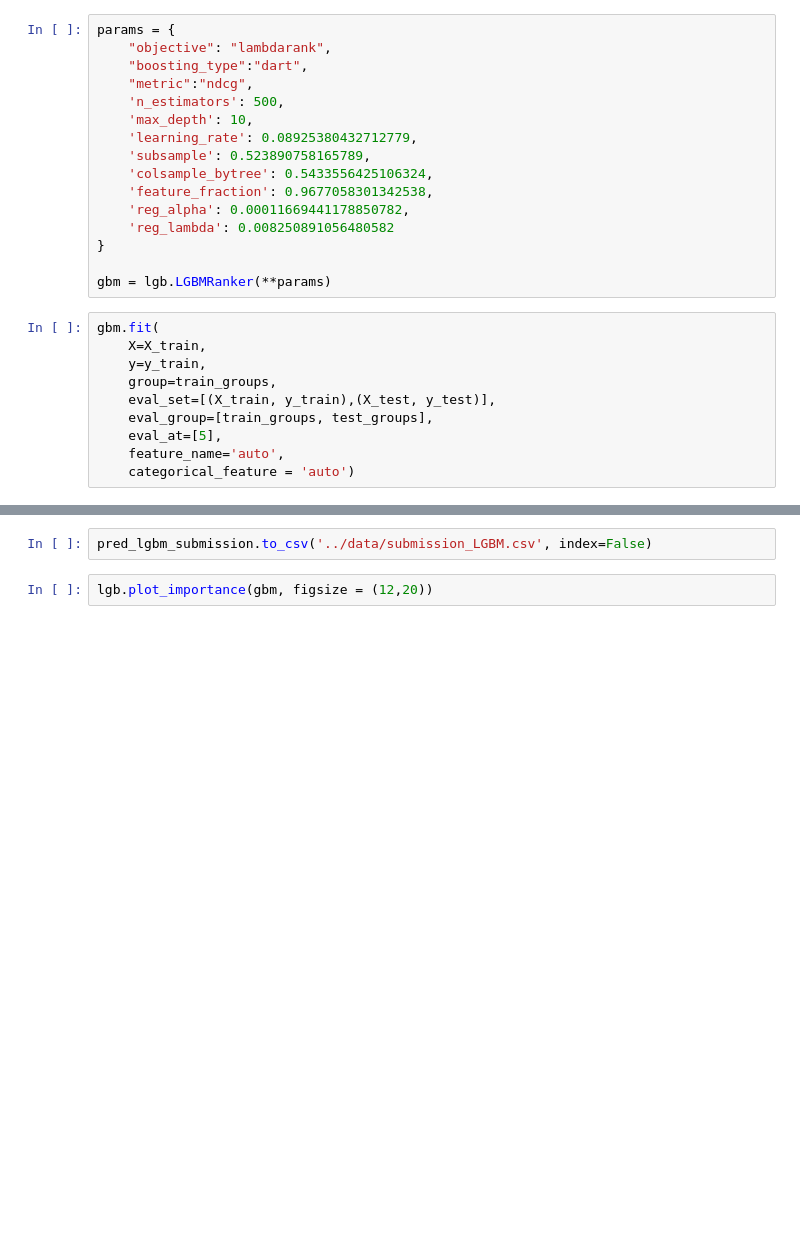
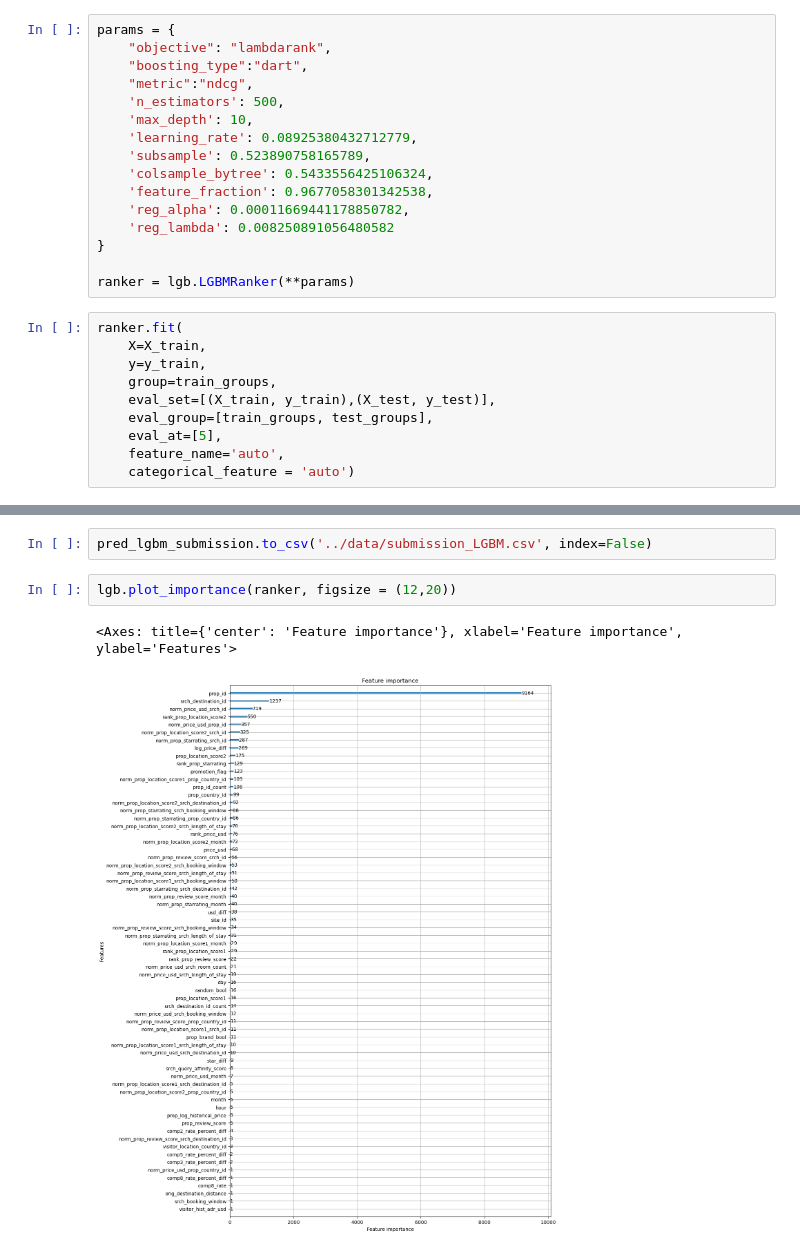
Before and after one commit to rapsac2010/learning-to-rank-expedia-vu, a Jupyter notebook: assignment 2/src/Pipeline.ipynb, the cells around one changed output, grey strips where cells are left out. Saved outputs shown, nothing was run; the diff lists cells and outputs as text; blank space fills up the shorter version.

```diff
--- a/assignment 2/src/Pipeline.ipynb
+++ b/assignment 2/src/Pipeline.ipynb
@@ -199,9 +198,9 @@ params = {
     'reg_lambda': 0.008250891056480582
 }
 
-gbm = lgb.LGBMRanker(**params)
+ranker = lgb.LGBMRanker(**params)
 # %%
-gbm.fit(
+ranker.fit(
     X=X_train,
     y=y_train,
     group=train_groups,
@@ -343,4 +300,7 @@ print(f"LGBM: {calc_NDCG(test_ideal, pred_lgbm)},\nRandom: {calc_NDCG(test_ideal
 # %%
 pred_lgbm_submission.to_csv('../data/submission_LGBM.csv', index=False)
 # %%
-lgb.plot_importance(gbm, figsize = (12,20))
+lgb.plot_importance(ranker, figsize = (12,20))
+# %% [output]
+<Axes: title={'center': 'Feature importance'}, xlabel='Feature importance', ylabel='Features'>
+[figure, added]
```
Also changed, not shown: parts of 10 cells of this notebook, 2 other files.
